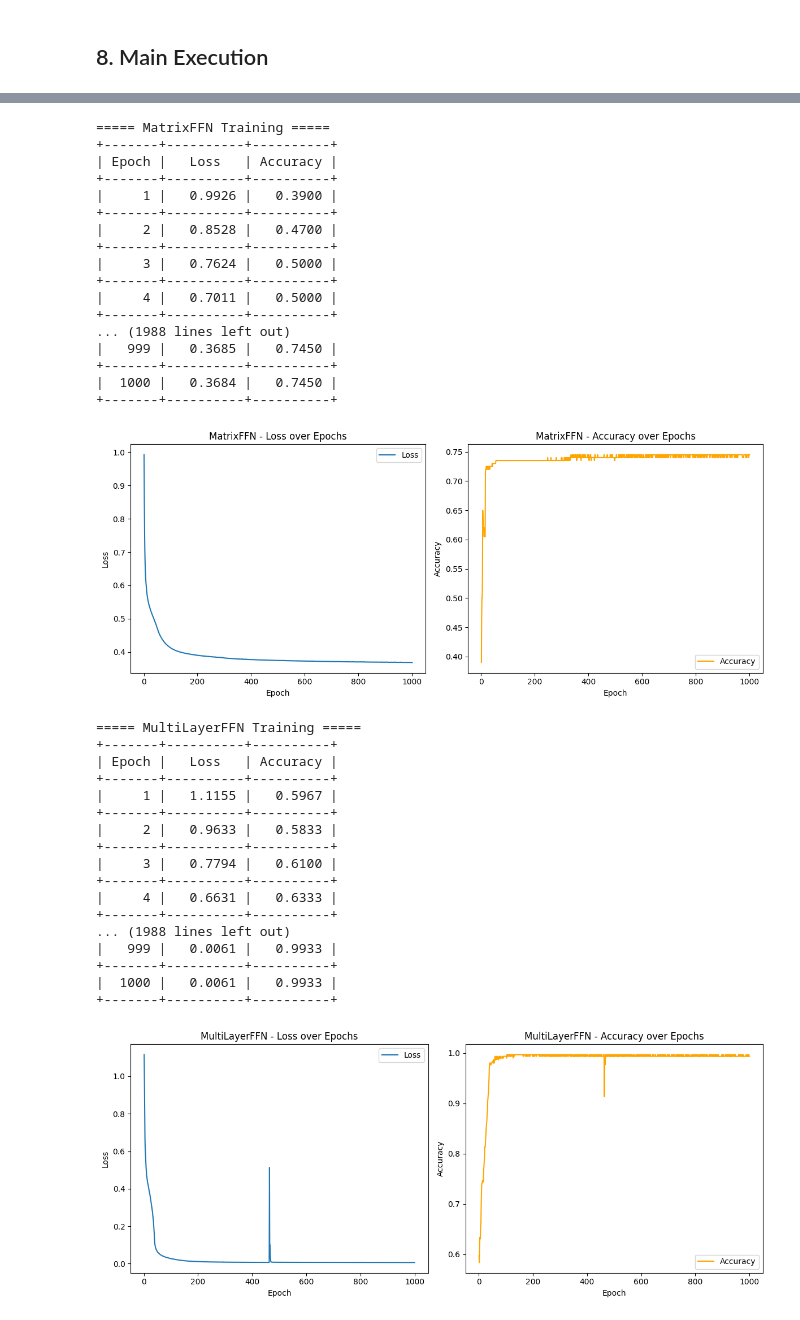
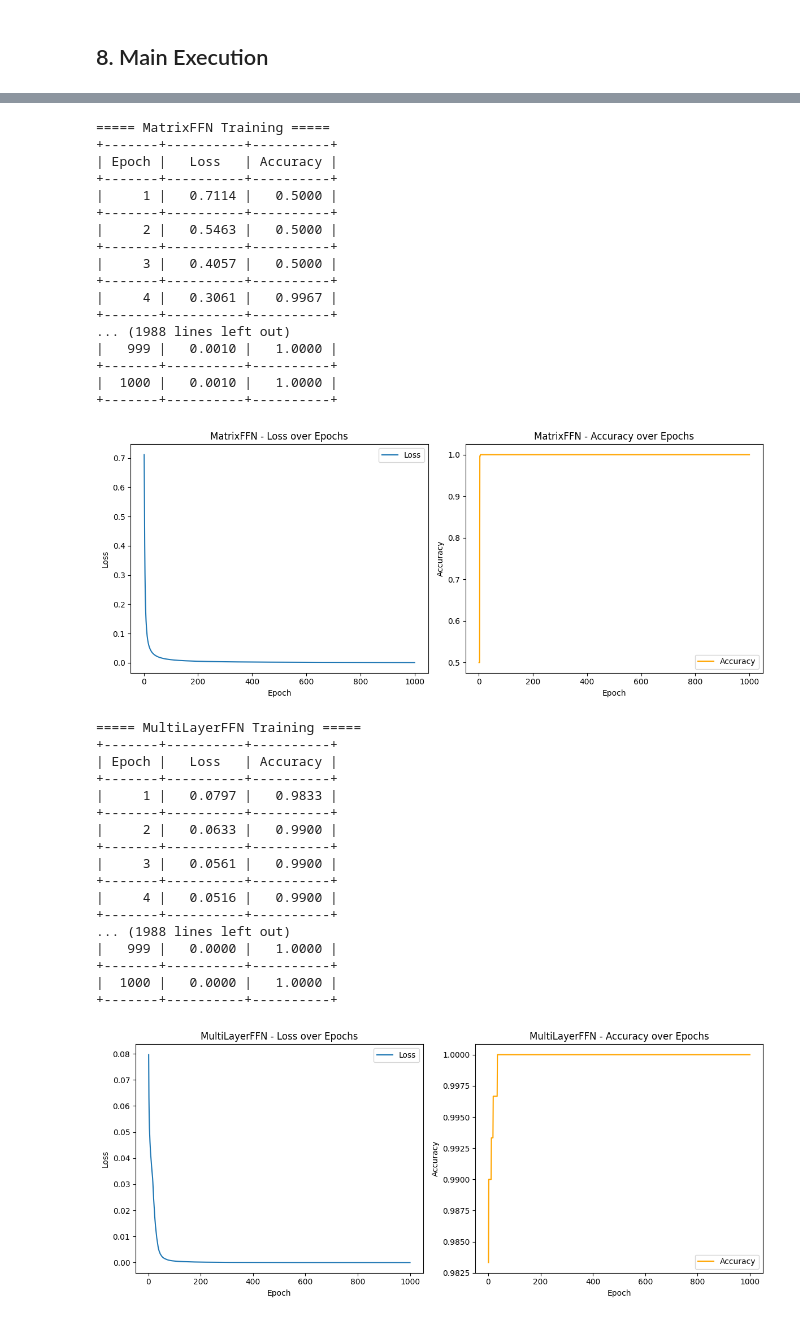
Before and after one commit to NomadicSasquatch/Feedforward-Neural-Network, a Jupyter notebook: feedforward_nn_scratch.ipynb, the cells around one changed output, grey strips where cells are left out. Cells and saved outputs as stored; diff of their text form; code cells hidden in the pictures.

```diff
--- a/feedforward_nn_scratch.ipynb
+++ b/feedforward_nn_scratch.ipynb
@@ -240,8 +238,6 @@ Code for Adam Optimiser:
 # %%
 class Adam(OptimiserBase):
     """
-    Adam optimiser from scratch.
-
     Attributes:
         lr (float): Learning rate.
         beta1 (float): Exponential decay rate for the first moment.
@@ -574 +574,21 @@ Plot function for visualisation
+# %%
+def plot_history(loss_history: List[float], acc_history: List[float], title: str):
+    epochs = np.arange(1, len(loss_history) + 1)
+    plt.figure(figsize=(12, 5))
+    plt.subplot(1, 2, 1)
+    plt.plot(epochs, loss_history, label="Loss")
+    plt.xlabel("Epoch")
+    plt.ylabel("Loss")
+    plt.title(f"{title} - Loss over Epochs")
+    plt.legend()
+
+    plt.subplot(1, 2, 2)
+    plt.plot(epochs, acc_history, label="Accuracy", color="orange")
+    plt.xlabel("Epoch")
+    plt.ylabel("Accuracy")
+    plt.title(f"{title} - Accuracy over Epochs")
+    plt.legend()
+
+    plt.tight_layout()
+    plt.show()
 # %%
@@ -596,3 +620,10 @@ def plot_history(loss_history: List[float], acc_history: List[float], title: str
+# %%
+elementwise_loss_h = []
+elementwise_acc_h = []
+matrix_loss_h = []
+matrix_acc_h = []
+multi_loss_h = []
+multi_acc_h = []
 # %% [markdown]
 #### 7.1 Training for Elementwise FFN
 # %%
@@ -782,9 +817,16 @@ def train_matrix_ffn():
 # %% [markdown]
 #### 7.3 Training for MultiLayerFFN
 # %%
-def train_multi_layer_ffn():
+def train_multi_layer_ffn(multi_loss_h, multi_acc_h, dataset):
     print("\n===== MultiLayerFFN Training =====")
-    X, y = make_classification_data(n_samples=300)
+    if(dataset == "Linearly Separable Data"):
+        X, y = make_linearly_separable_data(n_samples=300)
+    elif(dataset == "Two Moons Data"):
+        X, y = make_two_moons_data(n_samples=300)
+    elif(dataset == "Interleaved Spirals"):
+        X, y = make_classification_data(n_samples=300)
+    else:
+        logger.info("ERROR: Dataset Not Recognised!!!")
     y = y.reshape(-1, 1)
     layers_config = [
         {"in": 2, "out": 5, "activation": "relu"},
@@ -864,6 +906,8 @@ def train_multi_layer_ffn():
         print("| {:5d} | {:8.4f} | {:8.4f} |".format(ep, ls, ac))
         print(header)
 
+    multi_loss_h[:] = loss_history
+    multi_acc_h[:] = acc_history
     plot_history(loss_history, acc_history, "MultiLayerFFN")
 # %% [markdown]
 ## 8. Main Execution
@@ -893,42 +941,42 @@ train_elementwise_ffn()
 # %%
-train_matrix_ffn()
+train_matrix_ffn(matrix_loss_h , matrix_acc_h , "Linearly Separable Data")
 # %% [output]
 ===== MatrixFFN Training =====
 +-------+----------+----------+
 | Epoch |   Loss   | Accuracy |
 +-------+----------+----------+
-|     1 |   0.9926 |   0.3900 |
+|     1 |   0.7114 |   0.5000 |
 +-------+----------+----------+
-|     2 |   0.8528 |   0.4700 |
+|     2 |   0.5463 |   0.5000 |
 +-------+----------+----------+
-|     3 |   0.7624 |   0.5000 |
+|     3 |   0.4057 |   0.5000 |
 +-------+----------+----------+
-|     4 |   0.7011 |   0.5000 |
+|     4 |   0.3061 |   0.9967 |
 +-------+----------+----------+
 ... (1988 lines left out)
-|   999 |   0.3685 |   0.7450 |
+|   999 |   0.0010 |   1.0000 |
 +-------+----------+----------+
-|  1000 |   0.3684 |   0.7450 |
+|  1000 |   0.0010 |   1.0000 |
 +-------+----------+----------+
-[figure, old version]
+[figure, new version]
 # %%
-train_multi_layer_ffn()
+train_multi_layer_ffn(multi_loss_h , multi_acc_h , "Linearly Separable Data")
 # %% [output]
 ===== MultiLayerFFN Training =====
 +-------+----------+----------+
 | Epoch |   Loss   | Accuracy |
 +-------+----------+----------+
-|     1 |   1.1155 |   0.5967 |
+|     1 |   0.0797 |   0.9833 |
 +-------+----------+----------+
-|     2 |   0.9633 |   0.5833 |
+|     2 |   0.0633 |   0.9900 |
 +-------+----------+----------+
-|     3 |   0.7794 |   0.6100 |
+|     3 |   0.0561 |   0.9900 |
 +-------+----------+----------+
-|     4 |   0.6631 |   0.6333 |
+|     4 |   0.0516 |   0.9900 |
 +-------+----------+----------+
 ... (1988 lines left out)
-|   999 |   0.0061 |   0.9933 |
+|   999 |   0.0000 |   1.0000 |
 +-------+----------+----------+
-|  1000 |   0.0061 |   0.9933 |
+|  1000 |   0.0000 |   1.0000 |
 +-------+----------+----------+
-[figure, old version]
+[figure, new version]
```
Also changed, not shown: parts of 91 cells of this notebook, 2 other files.
